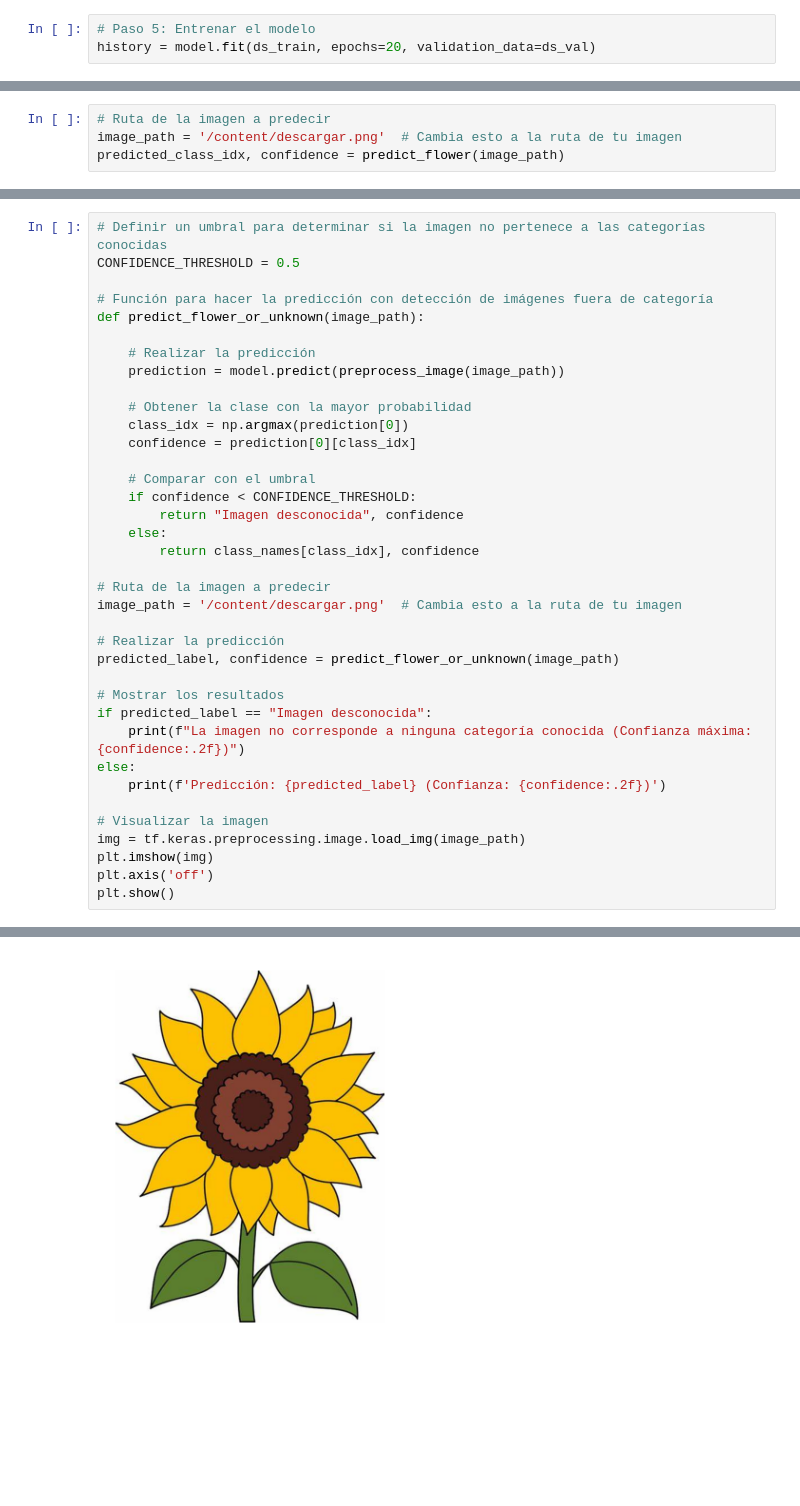
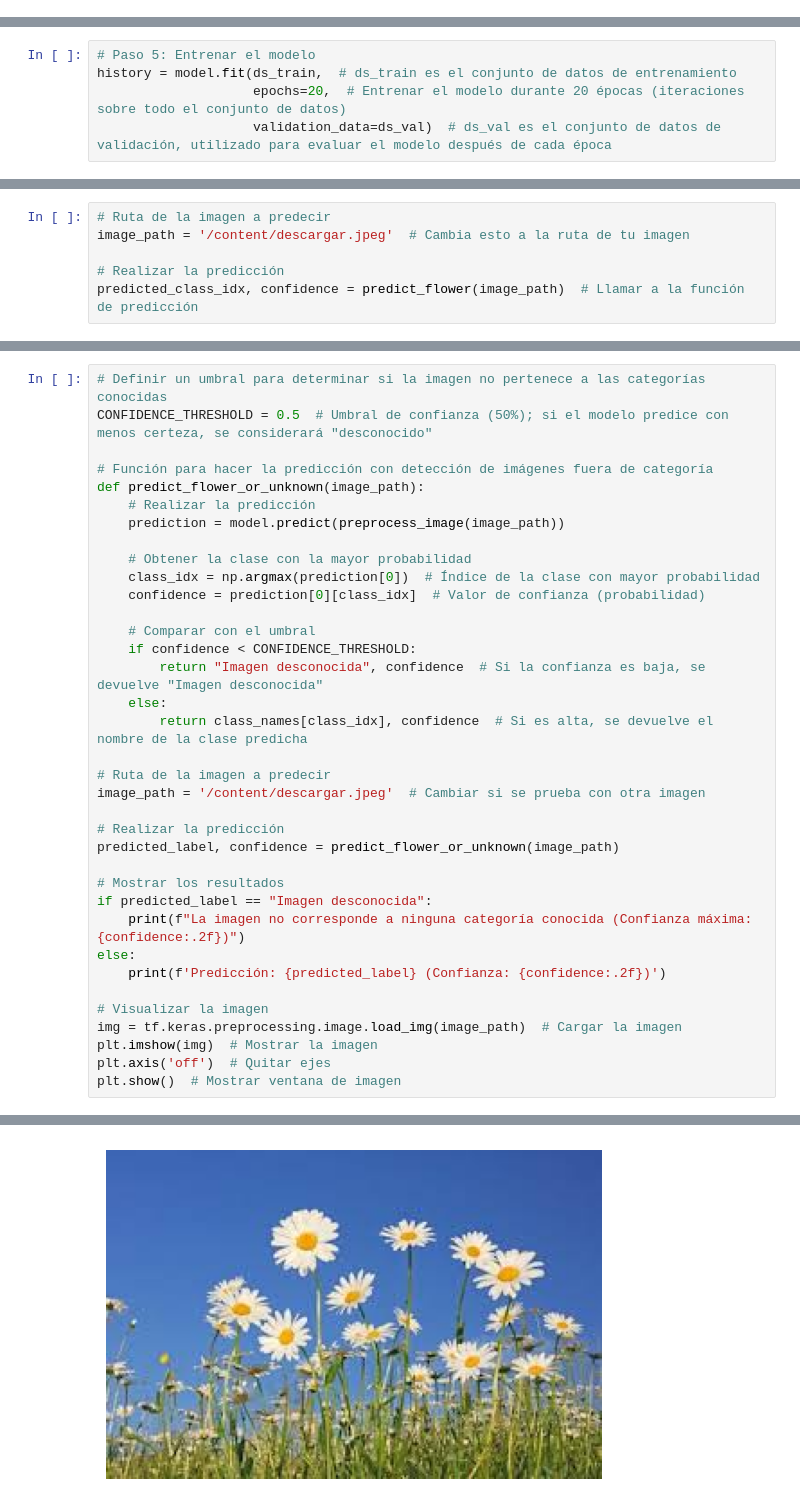
Before and after one commit to SergioLamosLozano/Fundamentos-RN, a Jupyter notebook: Clasificacion_Corregido.ipynb, the cells around one changed output, grey strips where cells are left out. Drawn from its saved outputs; the diff is of its cells as text; blank space fills up the shorter version.

```diff
--- a/Clasificacion_Corregido.ipynb
+++ b/Clasificacion_Corregido.ipynb
@@ -78,3 +153,0 @@ model.compile(optimizer='adam',
-# %%
-# Paso 5: Entrenar el modelo
-history = model.fit(ds_train, epochs=20, validation_data=ds_val)
@@ -98,0 +159,5 @@ Epoch 20/20
+# %%
+# Paso 5: Entrenar el modelo
+history = model.fit(ds_train,  # ds_train es el conjunto de datos de entrenamiento
+                    epochs=20,  # Entrenar el modelo durante 20 épocas (iteraciones sobre todo el conjunto de datos)
+                    validation_data=ds_val)  # ds_val es el conjunto de datos de validación, utilizado para evaluar el modelo después de cada época
@@ -156,5 +239,7 @@ def predict_flower(image_path):
 # %%
 # Ruta de la imagen a predecir
-image_path = '/content/descargar.png'  # Cambia esto a la ruta de tu imagen
-predicted_class_idx, confidence = predict_flower(image_path)
+image_path = '/content/descargar.jpeg'  # Cambia esto a la ruta de tu imagen
+
+# Realizar la predicción
+predicted_class_idx, confidence = predict_flower(image_path)  # Llamar a la función de predicción
 # %% [output]
@@ -175,25 +261,24 @@ plt.show()
 # %%
 # Definir un umbral para determinar si la imagen no pertenece a las categorías conocidas
-CONFIDENCE_THRESHOLD = 0.5
+CONFIDENCE_THRESHOLD = 0.5  # Umbral de confianza (50%); si el modelo predice con menos certeza, se considerará "desconocido"
 
 # Función para hacer la predicción con detección de imágenes fuera de categoría
 def predict_flower_or_unknown(image_path):
-
     # Realizar la predicción
     prediction = model.predict(preprocess_image(image_path))
 
     # Obtener la clase con la mayor probabilidad
-    class_idx = np.argmax(prediction[0])
-    confidence = prediction[0][class_idx]
+    class_idx = np.argmax(prediction[0])  # Índice de la clase con mayor probabilidad
+    confidence = prediction[0][class_idx]  # Valor de confianza (probabilidad)
 
     # Comparar con el umbral
     if confidence < CONFIDENCE_THRESHOLD:
-        return "Imagen desconocida", confidence
+        return "Imagen desconocida", confidence  # Si la confianza es baja, se devuelve "Imagen desconocida"
     else:
-        return class_names[class_idx], confidence
+        return class_names[class_idx], confidence  # Si es alta, se devuelve el nombre de la clase predicha
 
 # Ruta de la imagen a predecir
-image_path = '/content/descargar.png'  # Cambia esto a la ruta de tu imagen
+image_path = '/content/descargar.jpeg'  # Cambiar si se prueba con otra imagen
 
 # Realizar la predicción
 predicted_label, confidence = predict_flower_or_unknown(image_path)
@@ -205,8 +290,8 @@ else:
     print(f'Predicción: {predicted_label} (Confianza: {confidence:.2f})')
 
 # Visualizar la imagen
-img = tf.keras.preprocessing.image.load_img(image_path)
-plt.imshow(img)
-plt.axis('off')
-plt.show()
+img = tf.keras.preprocessing.image.load_img(image_path)  # Cargar la imagen
+plt.imshow(img)  # Mostrar la imagen
+plt.axis('off')  # Quitar ejes
+plt.show()  # Mostrar ventana de imagen
 # %% [output]
@@ -215 +300 @@ Predicción: Girasol (Confianza: 1.00)
-[figure, old version]
+[figure, new version]
```
Also changed, not shown: parts of 22 cells of this notebook.
